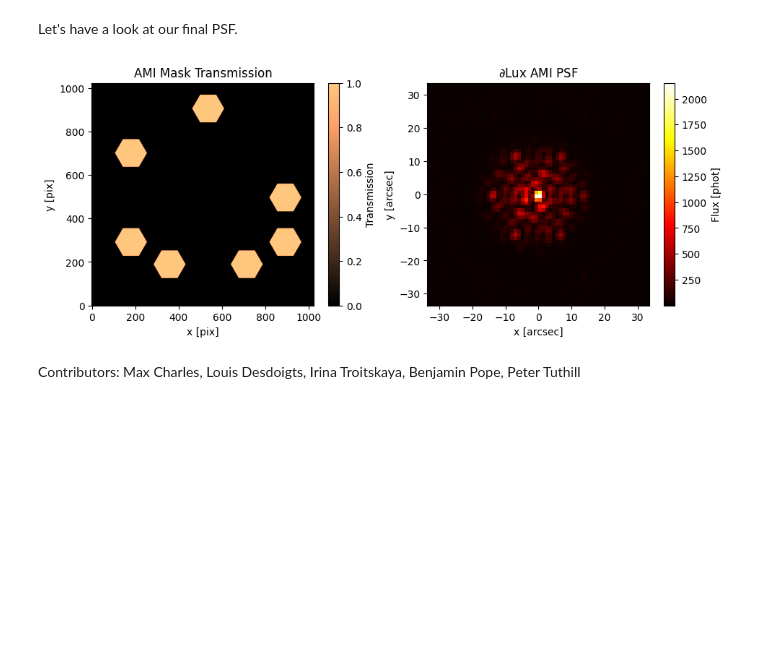
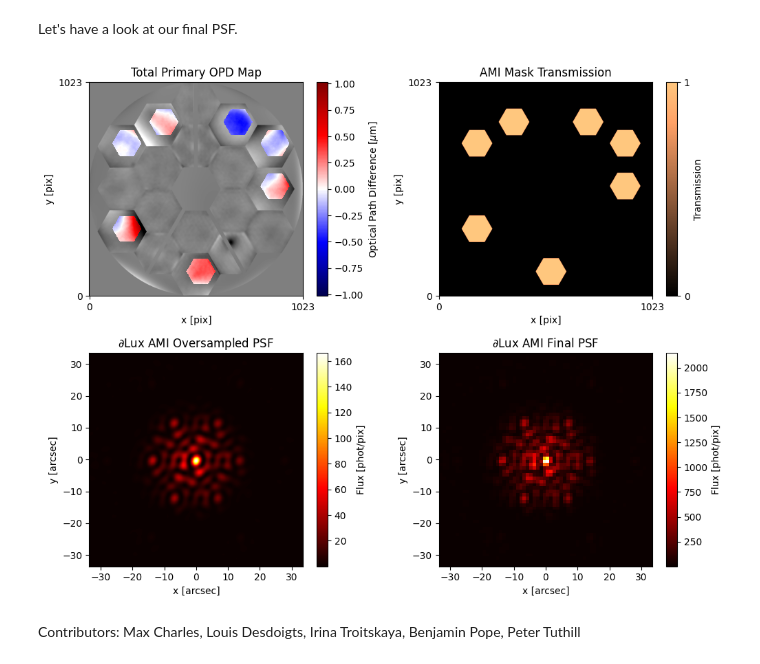
Before and after one commit to maxecharles/jwst-phd, a Jupyter notebook: 5_cells.ipynb, the cells around one changed output. Saved outputs shown, nothing was run; the diff lists cells and outputs as text; code cells hidden in the pictures; blank space fills up the shorter version.

Commit message:
updated figure

```diff
--- a/5_cells.ipynb
+++ b/5_cells.ipynb
@@ -108,29 +108,49 @@ detector = dl.LayeredDetector(
 )
 
 # collating into dLux instrument
-instrument = dl.Instrument(sources=[src], detector=detector, optics=osys)
+oversampled_instrument = dl.Instrument(sources=[src], optics=osys, detector=None)
+instrument = dl.Instrument(sources=[src], optics=osys, detector=detector)
 # %% [markdown]
 To generate the PSF, we simply call the `.model()` method of the `Instrument` object. That's it!
 # %%
-psf = instrument.model()  # generating the PSF image
+oversampled_psf = oversampled_instrument.model()  # generating the oversampled PSF image
+psf = instrument.model()  # generating the final PSF image
 # %% [markdown]
 Let's have a look at our final PSF.
 # %%
+transmission = np.flip(pupil_plane.amplitude, axis=0)  # NRM Transmission array, with y-axis flip
+total_opd = 1e6*(osys.Pupil.basis_opd + primary_plane.opd)  # in nm
+t_mask = transmission.at[transmission < 1e-8]  # mask for cmaps
+ext = np.array([np.max(total_opd*t_mask.set(0)), np.abs(np.min(total_opd*t_mask.set(0)))]).max()  # cmap extent
+ticks = [0, total_opd.shape[0]-1]  # ticks for the pixel grids
+
 # Plotting code
-fig, ax = plt.subplots(1, 2, figsize=(11, 4))
+fig, ((ax0, ax1), (ax2, ax3)) = plt.subplots(2, 2, figsize=(10.2, 8))
+# opd map
+ax0.imshow(total_opd, cmap='binary', vmin=-ext, vmax=ext)
+c0 = ax0.imshow(total_opd*t_mask.set(np.nan), cmap='seismic', vmin=-ext, vmax=ext)
+ax0.set(title="Total Primary OPD Map", xlabel="x [pix]", ylabel="y [pix]", xticks=ticks, yticks=ticks)
+fig.colorbar(c0, label='Optical Path Difference [$\mu$m]')
 
 # transmission
-c0 = ax[0].imshow(pupil_plane.amplitude, cmap='copper')
-ax[0].set(title="AMI Mask Transmission", xlabel="x [pix]", ylabel="y [pix]")
-fig.colorbar(c0, label="Transmission")
+c1 = ax1.imshow(np.flip(pupil_plane.amplitude, axis=0), cmap='copper')
+ax1.set(title="AMI Mask Transmission", xlabel="x [pix]", ylabel="y [pix]", xticks=ticks, yticks=ticks)
+fig.colorbar(c1, label="Transmission", ticks=[0, 1])
 
-# point spread function
-c1 = ax[1].imshow(psf, cmap='hot', extent=np.array([-1, 1, -1, 1]) * pscale * npix / 2,)
-ax[1].set(title="$\partial$Lux AMI PSF", xlabel="x [arcsec]", ylabel="y [arcsec]")
-fig.colorbar(c1, label='Flux [phot]')
+# oversampled point spread function
+c2 = ax2.imshow(oversampled_psf, cmap='hot', extent=np.array([-1, 1, -1, 1]) * pscale * npix / 2,)
+ax2.set(title="$\partial$Lux AMI Oversampled PSF", xlabel="x [arcsec]", ylabel="y [arcsec]")
+fig.colorbar(c2, label='Flux [phot/pix]')
 
+# point spread function at the detector
+c3 = ax3.imshow(psf, cmap='hot', extent=np.array([-1, 1, -1, 1]) * pscale * npix / 2,)
+ax3.set(title="$\partial$Lux AMI Final PSF", xlabel="x [arcsec]", ylabel="y [arcsec]")
+fig.colorbar(c3, label='Flux [phot/pix]')
+
+plt.tight_layout()
+plt.savefig("figures/5cells_img.pdf", dpi=300, bbox_inches='tight')
 plt.show()
 # %% [output]
-[figure, old version]
+[figure, new version]
 # %% [markdown]
 Contributors: Max Charles, Louis Desdoigts, Irina Troitskaya, Benjamin Pope, Peter Tuthill
```
Also changed, not shown: parts of 2 cells of this notebook, 2 other files.
